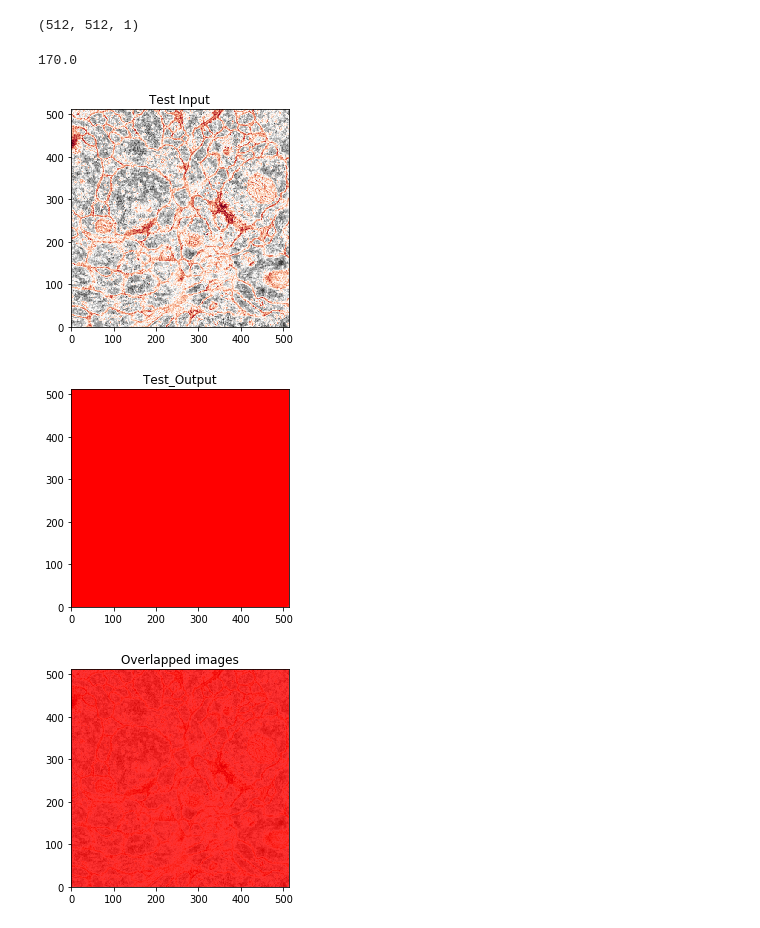
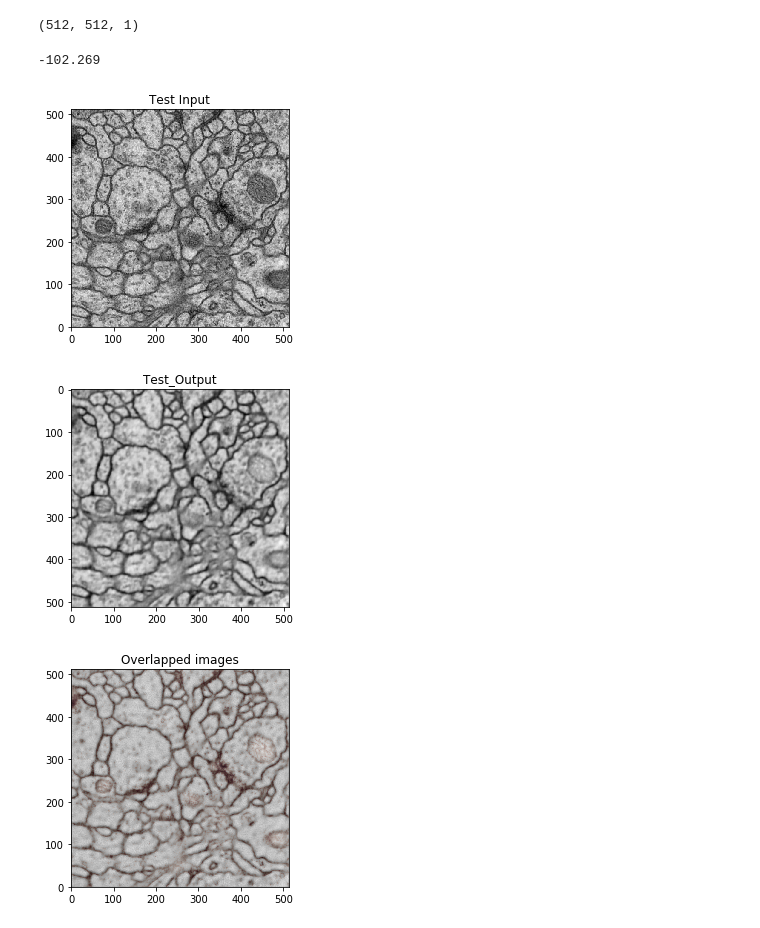
Before and after one commit to Kamalduni/Unet, a Jupyter notebook: U-net Cell segment.ipynb, the cells around one changed output. Cells and saved outputs as stored; diff of their text form; code cells hidden in the pictures.

Commit message:
Working Unet
This is a full walkthrough of how to create and use a Unet

```diff
--- a/U-net Cell segment.ipynb
+++ b/U-net Cell segment.ipynb
@@ -63,16 +63,16 @@ class train_data():
     def set_label(self,new_label):
         self.label = new_label
 
-#    def duplicate(self):
-#        temp_image = []
-#        temp_label = []
-#        for i in range(10):
-#            for image in self.image:
-#                temp_image.append(image)
-#            for image in self.label:
-#                temp_label.append(image)
-#        self.image = temp_image
-#        self.label = temp_label
+    def duplicate(self):
+        temp_image = []
+        temp_label = []
+        for i in range(100):
+            for image in self.image:
+                temp_image.append(image)
+            for image in self.label:
+                temp_label.append(image)
+        self.image = temp_image
+        self.label = temp_label
 # %% [markdown]
 Lets create a data structure for easy access to the test data
 <ul>
@@ -123,18 +123,18 @@ def get_unet(rows, cols):
     conv6 = Conv2D(256, (3, 3), activation='relu', padding='same')(conv6)
 
     up7 = concatenate([Conv2DTranspose(128, (2, 2), strides=(2, 2), padding='same')(conv6), conv3], axis=3)
-    conv7 = Conv2D(128, (3, 3), activation='relu', padding='same')(up7)
-    conv7 = Conv2D(128, (3, 3), activation='relu', padding='same')(conv7)
+    conv7 = Conv2D(128, (3, 3),padding='same')(up7)
+    conv7 = Conv2D(128, (3, 3),padding='same')(conv7)
 
     up8 = concatenate([Conv2DTranspose(64, (2, 2), strides=(2, 2), padding='same')(conv7), conv2], axis=3)
-    conv8 = Conv2D(64, (3, 3), activation='relu', padding='same')(up8)
-    conv8 = Conv2D(64, (3, 3), activation='relu', padding='same')(conv8)
+    conv8 = Conv2D(64, (3, 3), padding='same')(up8)
+    conv8 = Conv2D(64, (3, 3), padding='same')(conv8)
 
     up9 = concatenate([Conv2DTranspose(32, (2, 2), strides=(2, 2), padding='same')(conv8), conv1], axis=3)
-    conv9 = Conv2D(32, (3, 3), activation='relu', padding='same')(up9)
-    conv9 = Conv2D(32, (3, 3), activation='relu', padding='same')(conv9)
+    conv9 = Conv2D(32, (3, 3), padding='same')(up9)
+    conv9 = Conv2D(32, (3, 3), padding='same')(conv9)
 
-    conv10 = Conv2D(1, (1, 1), activation='sigmoid')(conv9)
+    conv10 = Conv2D(1, (1, 1))(conv9)
     print("Output : " + str(conv10))
     model = Model(inputs=[inputs], outputs=[conv10])
 
@@ -225,4 +206,4 @@ plt.show()
 # %% [markdown]
 ### We will load in the pretrained network (if you want to start over comment this out)
 # %%
-unet.load_weights('Unet.h5')
+unet.load_weights('Unet2.h5')
@@ -323,29 +304,28 @@ for i in range(test_info.shape[0]):
 
 print(str(difference))
 # %% [output]
-170.0
+-102.269
 # %%
 extent = 0, 512, 0, 512
-plt.imshow(Test_Input, cmap='RdGy', interpolation='nearest',
+plt.imshow(Test_Input,cmap ='gray', interpolation='nearest',
                  extent=extent)
 plt.title("Test Input")
 plt.show()
 # %% [output]
-[figure, old version]
+[figure, new version]
 # %%
-plt.imshow(Test_Output, cmap='bwr',interpolation='bilinear',
-                 extent=extent)
+plt.imshow(Test_Output.reshape(512,512), cmap='gray')
 plt.title("Test_Output")
 plt.show()
 # %% [output]
-[figure, old version]
+[figure, new version]
 # %%
 plt.imshow(Test_Input, cmap='RdGy', interpolation='nearest',
                  extent=extent)
-plt.imshow(Test_Output, cmap='bwr', alpha=.8, interpolation='bilinear',
+plt.imshow(Test_Output, cmap='gray', alpha=.8, interpolation='bilinear',
                  extent=extent)
 plt.title("Overlapped images")
 plt.show()
 plt.show()
 # %% [output]
-[figure, old version]
+[figure, new version]
```
Also changed, not shown: parts of 8 cells of this notebook, 1 other file.
